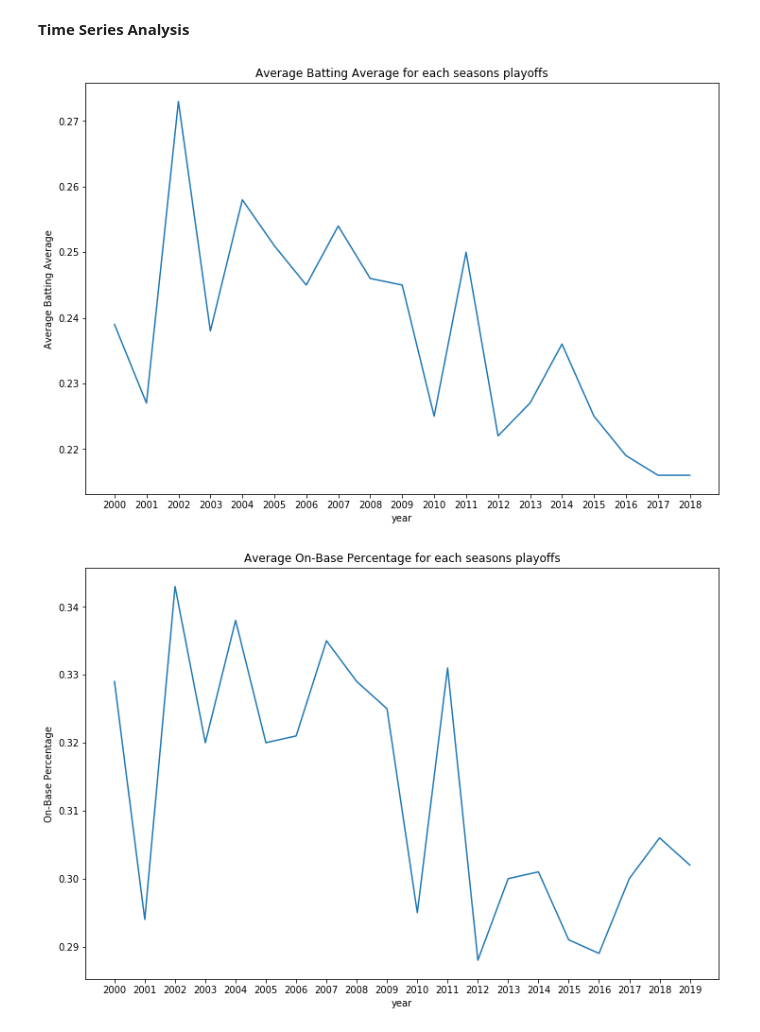
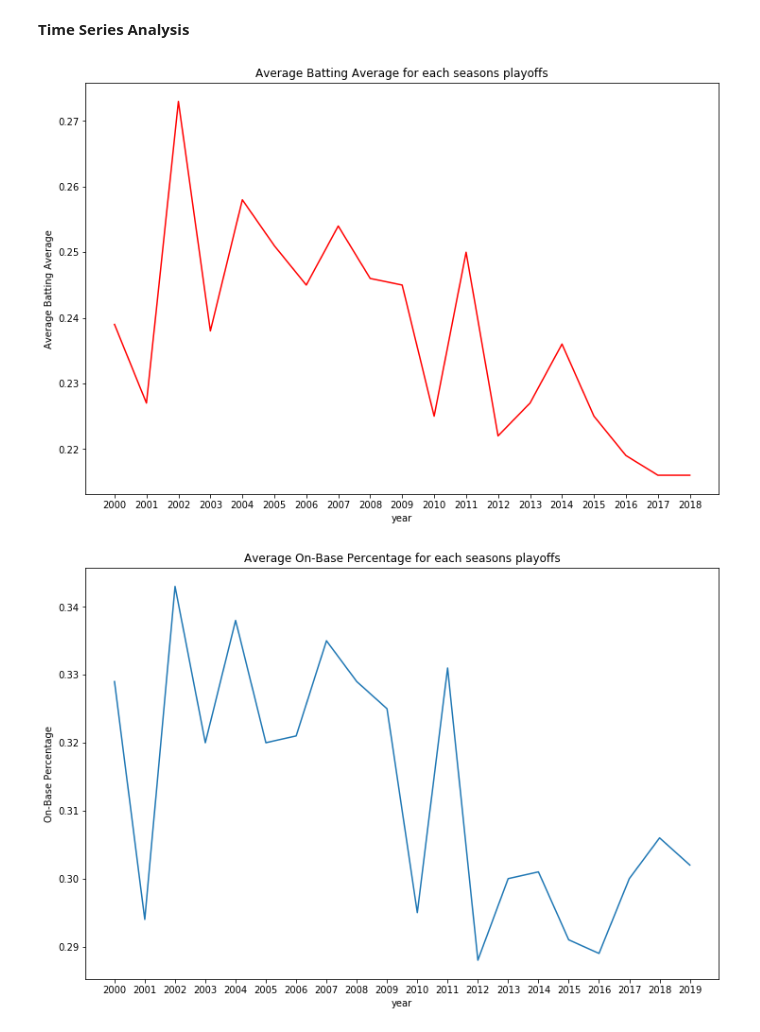
Before and after one commit to fairfield-university-ba505-fall2018/final-project-nfl-nerds, a Jupyter notebook: FinalNotebook.ipynb, the cells around one changed output. Cells and saved outputs as stored; diff of their text form; code cells hidden in the pictures.

```diff
--- a/FinalNotebook.ipynb
+++ b/FinalNotebook.ipynb
@@ -245,23 +245,23 @@ K_dict = {'2000':7.097, '2001':7.457, '2002':6.515,
 # %%
 #Created two separate variables for the dictionary's keys and values
 names = list(BA_dict.keys())
 values = list(BA_dict.values())
 
 #Creating a time series with the dictionary's keys and values & the key names as the tick names on the x-axis
-plt.plot(range(len(BA_dict)), values, label='Bat. Avg.')
+plt.plot(range(len(BA_dict)), values, color='red')
 plt.xticks(range(0, 19), names)
 
 #Creating a title, x-axis label, & y-axis label for the chart
 plt.title('Average Batting Average for each seasons playoffs')
 plt.xlabel('year')
 plt.ylabel('Average Batting Average')
 
 #Adjusting the size of chart so the x-axis labels do not overlap and are spaced properly
 plt.rcParams['figure.figsize'] = (12, 8)
 
 plt.show()
 # %% [output]
-[figure, old version]
+[figure, new version]
 # %%
 #Created two separate variables for the dictionary's keys and values
 names = list(OBP_dict.keys())
```
Also changed, not shown: parts of 2 cells of this notebook, 1 other file.
